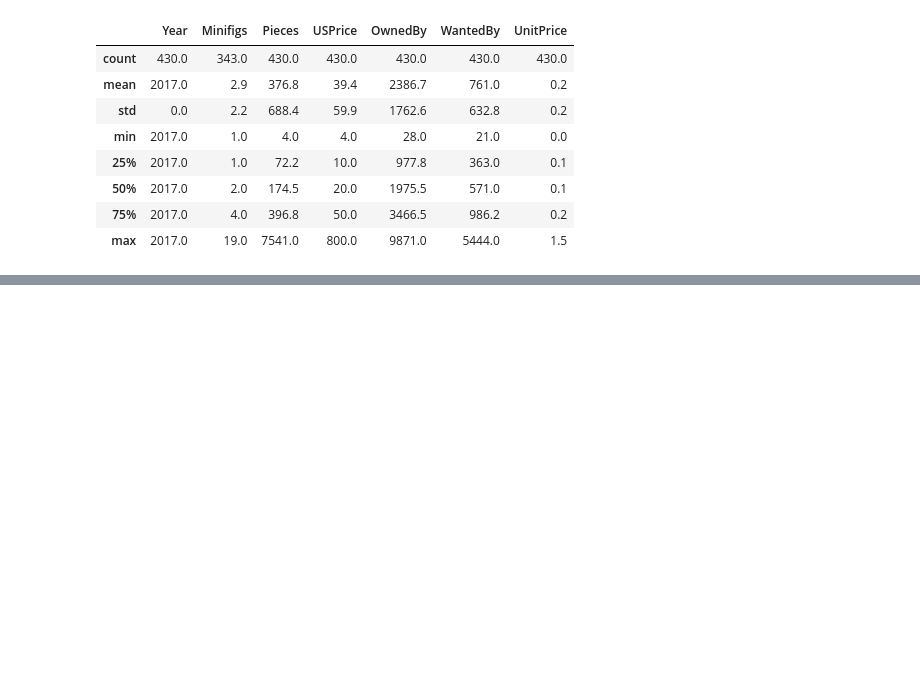
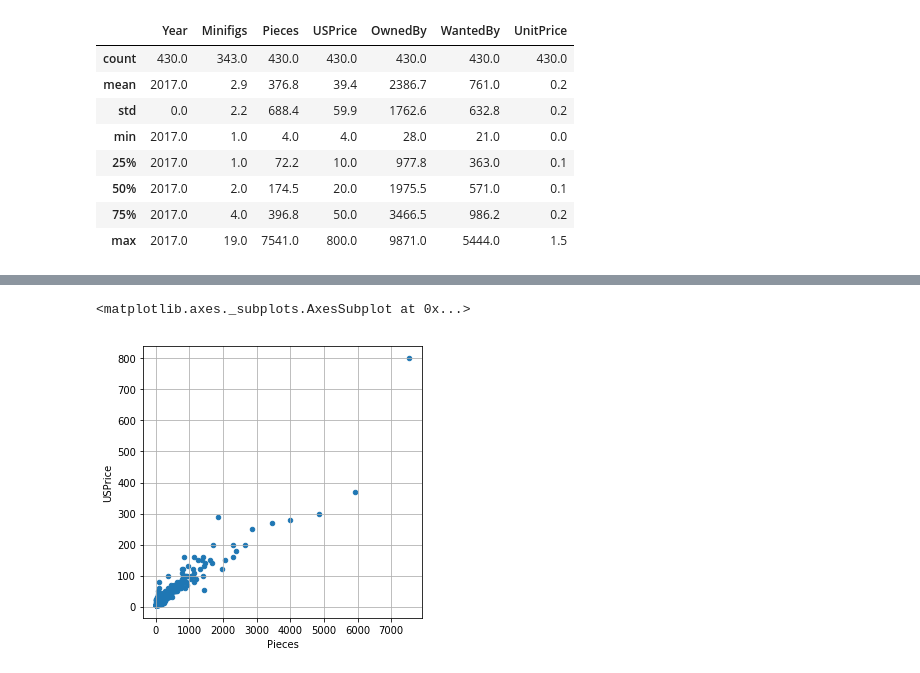
Before and after one commit to MyPoZi/Lego, a Jupyter notebook: notebooks/Lego_analytics_2017.ipynb, the cells around one changed output, grey strips where cells are left out. Cells and saved outputs as stored; diff of their text form; code cells hidden in the pictures; blank space fills up the shorter version.

```diff
--- a/notebooks/Lego_analytics_2017.ipynb
+++ b/notebooks/Lego_analytics_2017.ipynb
@@ -114,0 +152,5 @@ lego_df.describe().round(1)
+# %%
+lego_df.plot.scatter(x='Pieces', y='USPrice', grid=True, figsize=(5, 5))
+# %% [output]
+<matplotlib.axes._subplots.AxesSubplot at 0x...>
+[figure, added]
```
Also changed, not shown: parts of 13 cells of this notebook.
